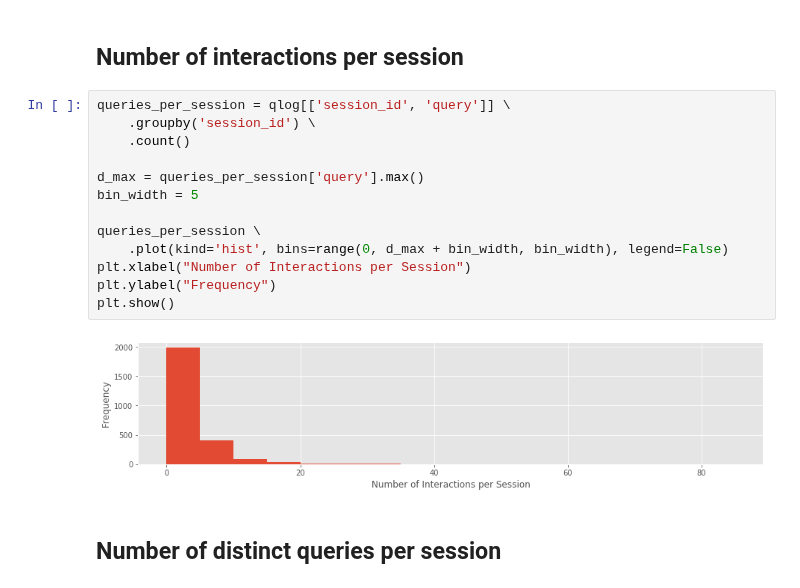
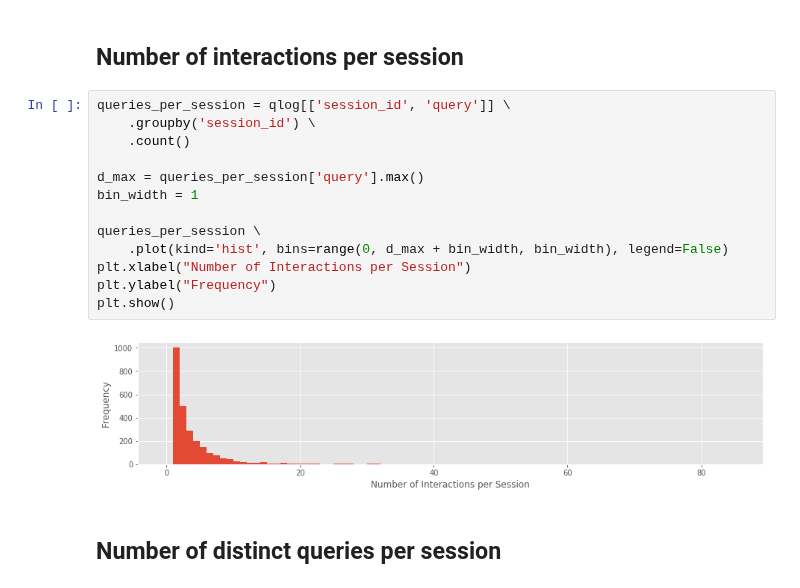
Before and after one commit to feup-infolab/army-ant, a Jupyter notebook: notebooks/query_log_analysis/query_log_analysis.ipynb, the cells around one changed output. Drawn from its saved outputs; the diff is of its cells as text.

```diff
--- a/notebooks/query_log_analysis/query_log_analysis.ipynb
+++ b/notebooks/query_log_analysis/query_log_analysis.ipynb
@@ -730,18 +728,18 @@ qlog = detect_sessions(qlog); qlog[['user_id', 'query', 'timestamp', 'session_id
 # %%
 queries_per_session = qlog[['session_id', 'query']] \
     .groupby('session_id') \
     .count()
 
 d_max = queries_per_session['query'].max()
-bin_width = 5
+bin_width = 1
 
 queries_per_session \
     .plot(kind='hist', bins=range(0, d_max + bin_width, bin_width), legend=False)
 plt.xlabel("Number of Interactions per Session")
 plt.ylabel("Frequency")
 plt.show()
 # %% [output]
-[figure, old version]
+[figure, new version]
 # %% [markdown]
 ## Number of distinct queries per session
 # %%
```
Also changed, not shown: parts of 17 cells of this notebook.
